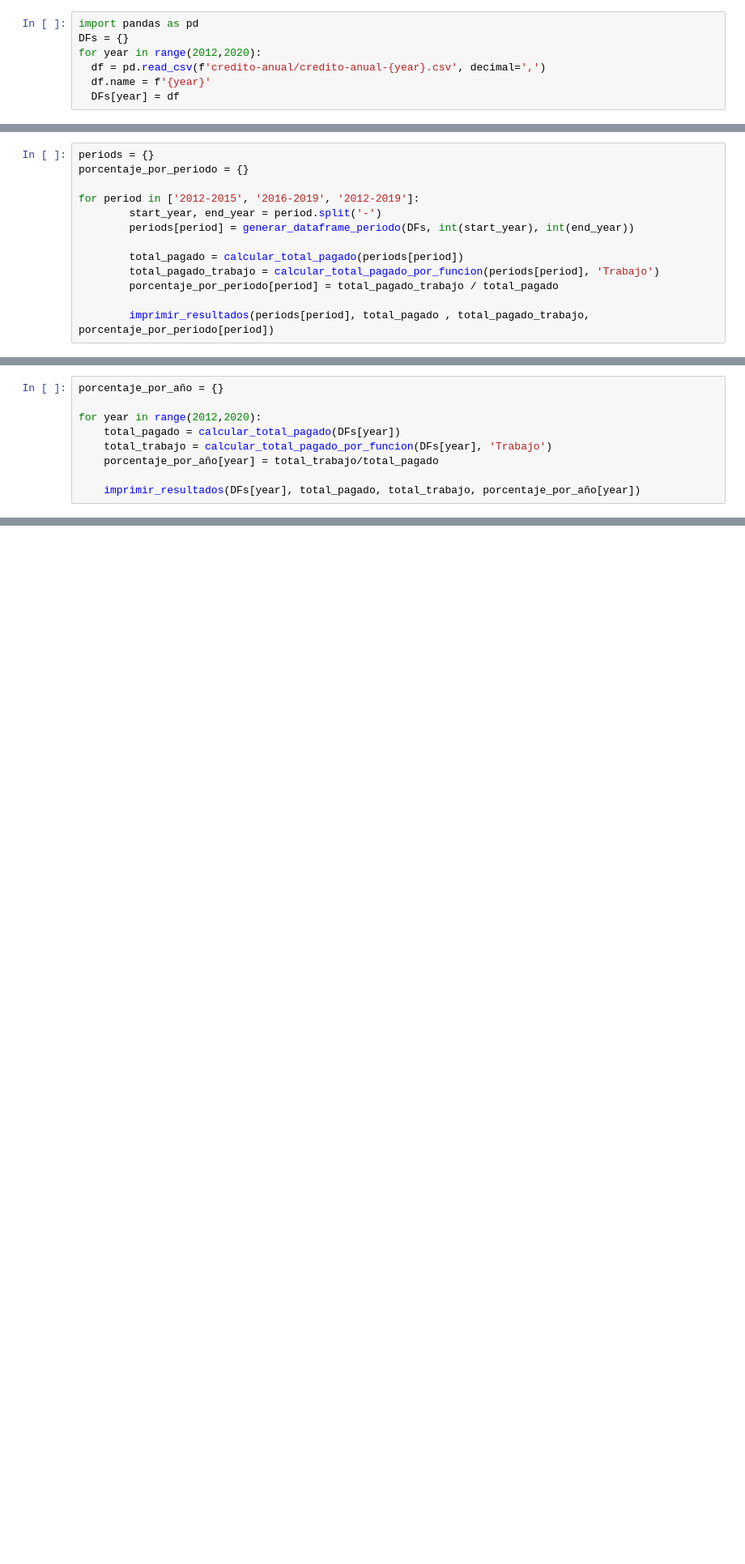
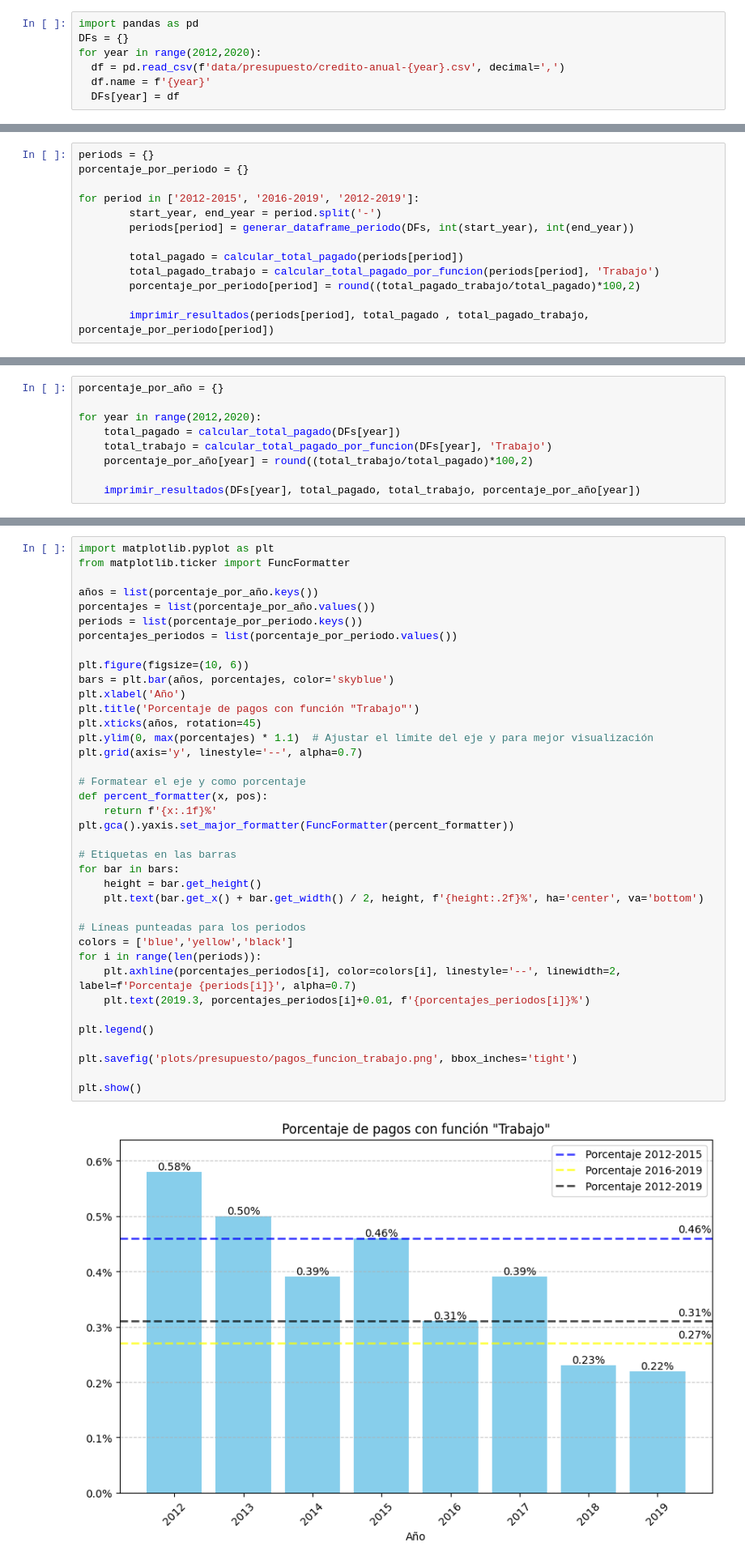
Before and after one commit to ezeluduena/socio-hackathon-2024, a Jupyter notebook: presupuesto.ipynb, the cells around one changed output, grey strips where cells are left out. Shown at 81% size. Drawn from its saved outputs; the diff is of its cells as text; blank space fills up the shorter version.

```diff
--- a/presupuesto.ipynb
+++ b/presupuesto.ipynb
@@ -35,7 +35,7 @@ Descomprimido credito-anual.zip
 import pandas as pd
 DFs = {}
 for year in range(2012,2020):
-  df = pd.read_csv(f'credito-anual/credito-anual-{year}.csv', decimal=',')
+  df = pd.read_csv(f'data/presupuesto/credito-anual-{year}.csv', decimal=',')
   df.name = f'{year}'
   DFs[year] = df
 # %% [markdown]
@@ -69,7 +69,7 @@ for period in ['2012-2015', '2016-2019', '2012-2019']:
 
         total_pagado = calcular_total_pagado(periods[period])
         total_pagado_trabajo = calcular_total_pagado_por_funcion(periods[period], 'Trabajo')
-        porcentaje_por_periodo[period] = total_pagado_trabajo / total_pagado
+        porcentaje_por_periodo[period] = round((total_pagado_trabajo/total_pagado)*100,2)
 
         imprimir_resultados(periods[period], total_pagado , total_pagado_trabajo, porcentaje_por_periodo[period])
 # %% [output]
@@ -93,7 +93,7 @@ porcentaje_por_año = {}
 for year in range(2012,2020):
     total_pagado = calcular_total_pagado(DFs[year])
     total_trabajo = calcular_total_pagado_por_funcion(DFs[year], 'Trabajo')
-    porcentaje_por_año[year] = total_trabajo/total_pagado
+    porcentaje_por_año[year] = round((total_trabajo/total_pagado)*100,2)
 
     imprimir_resultados(DFs[year], total_pagado, total_trabajo, porcentaje_por_año[year])
 # %% [output]
@@ -116,0 +127,40 @@ for year in range(2012,2020):
+# %%
+import matplotlib.pyplot as plt
+from matplotlib.ticker import FuncFormatter
+
+años = list(porcentaje_por_año.keys())
+porcentajes = list(porcentaje_por_año.values())
+periods = list(porcentaje_por_periodo.keys())
+porcentajes_periodos = list(porcentaje_por_periodo.values())
+
+plt.figure(figsize=(10, 6))
+bars = plt.bar(años, porcentajes, color='skyblue')
+plt.xlabel('Año')
+plt.title('Porcentaje de pagos con función "Trabajo"')
+plt.xticks(años, rotation=45)
+plt.ylim(0, max(porcentajes) * 1.1)  # Ajustar el límite del eje y para mejor visualización
+plt.grid(axis='y', linestyle='--', alpha=0.7)
+
+# Formatear el eje y como porcentaje
+def percent_formatter(x, pos):
+    return f'{x:.1f}%'
+plt.gca().yaxis.set_major_formatter(FuncFormatter(percent_formatter))
+
+# Etiquetas en las barras
+for bar in bars:
+    height = bar.get_height()
+    plt.text(bar.get_x() + bar.get_width() / 2, height, f'{height:.2f}%', ha='center', va='bottom')
+
+# Líneas punteadas para los periodos
+colors = ['blue','yellow','black']
+for i in range(len(periods)):
+    plt.axhline(porcentajes_periodos[i], color=colors[i], linestyle='--', linewidth=2, label=f'Porcentaje {periods[i]}', alpha=0.7)
+    plt.text(2019.3, porcentajes_periodos[i]+0.01, f'{porcentajes_periodos[i]}%')
+
+plt.legend()
+
+plt.savefig('plots/presupuesto/pagos_funcion_trabajo.png', bbox_inches='tight')
+
+plt.show()
+# %% [output]
+[figure, added]
```
Also changed, not shown: parts of 7 cells of this notebook, 2 other files.
